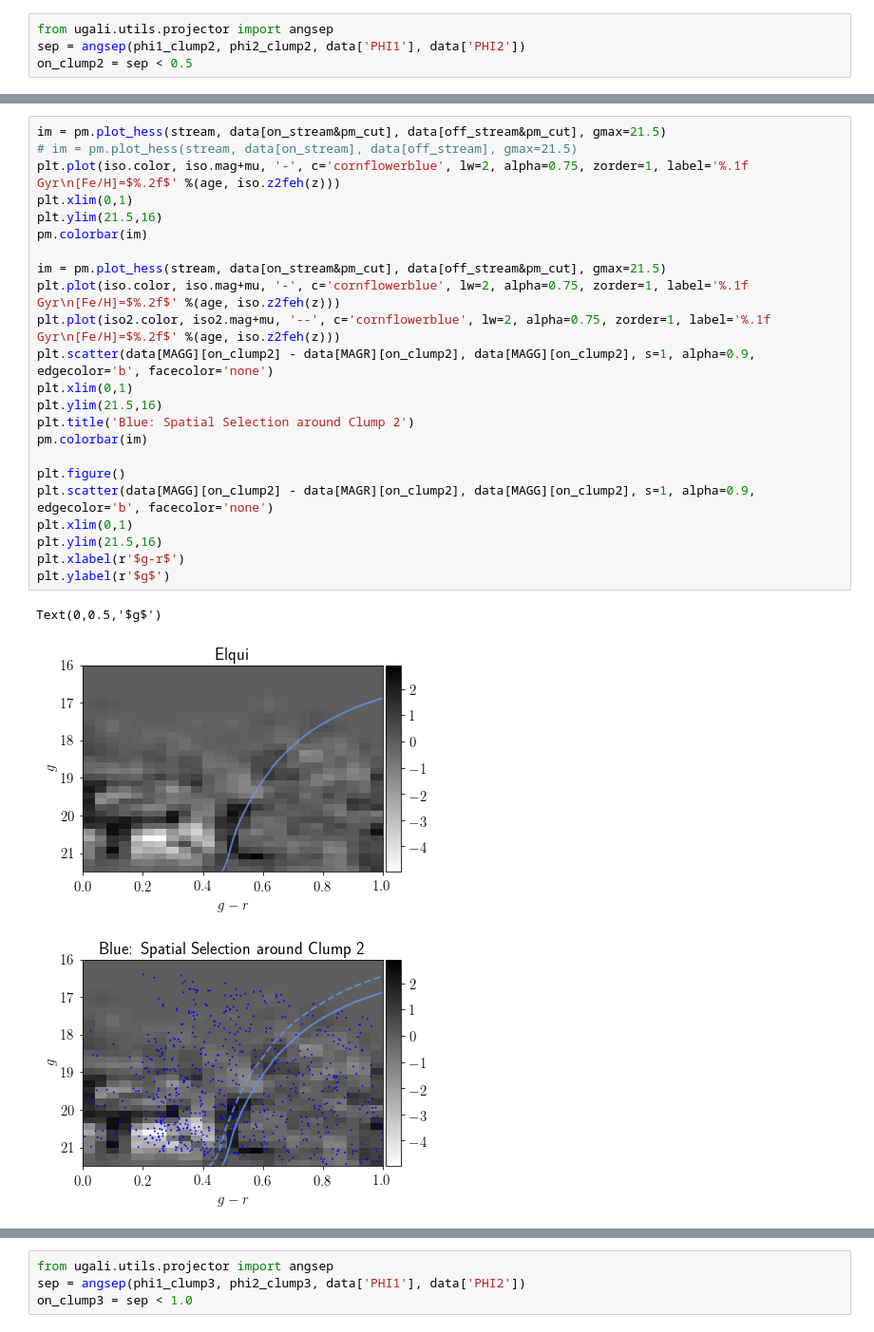
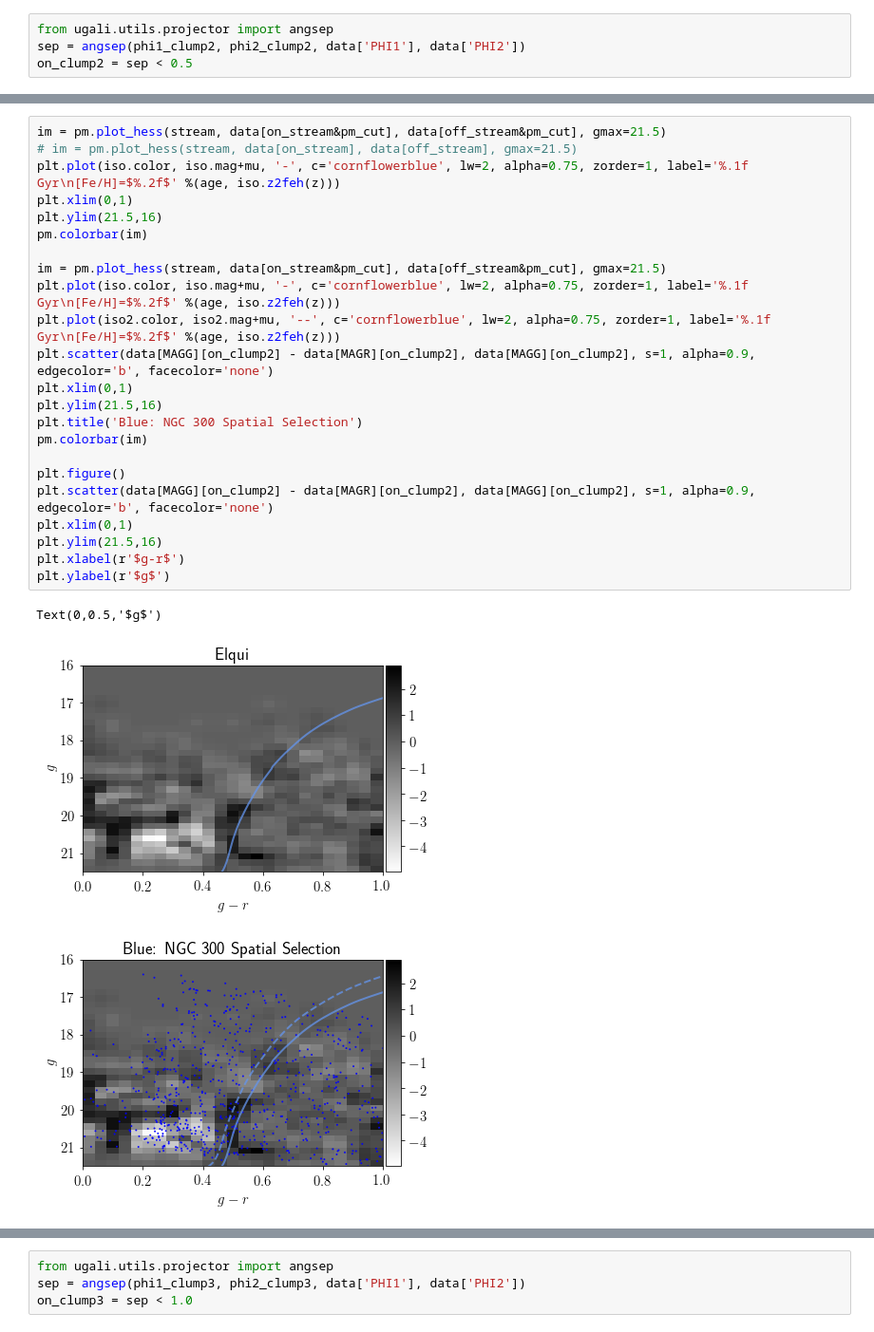
Before and after one commit to norashipp/shared_notebooks, a Jupyter notebook: Elqui.ipynb, the cells around one changed output, grey strips where cells are left out. Shown at 95% size. Cells and saved outputs as stored; diff of their text form.

```diff
--- a/Elqui.ipynb
+++ b/Elqui.ipynb
@@ -623,28 +639,28 @@ plt.show()
 # %%
 im = pm.plot_hess(stream, data[on_stream&pm_cut], data[off_stream&pm_cut], gmax=21.5)
 # im = pm.plot_hess(stream, data[on_stream], data[off_stream], gmax=21.5)
 plt.plot(iso.color, iso.mag+mu, '-', c='cornflowerblue', lw=2, alpha=0.75, zorder=1, label='%.1f Gyr\n[Fe/H]=$%.2f$' %(age, iso.z2feh(z)))
 plt.xlim(0,1)
 plt.ylim(21.5,16)
 pm.colorbar(im)
 
 im = pm.plot_hess(stream, data[on_stream&pm_cut], data[off_stream&pm_cut], gmax=21.5)
 plt.plot(iso.color, iso.mag+mu, '-', c='cornflowerblue', lw=2, alpha=0.75, zorder=1, label='%.1f Gyr\n[Fe/H]=$%.2f$' %(age, iso.z2feh(z)))
 plt.plot(iso2.color, iso2.mag+mu, '--', c='cornflowerblue', lw=2, alpha=0.75, zorder=1, label='%.1f Gyr\n[Fe/H]=$%.2f$' %(age, iso.z2feh(z)))
 plt.scatter(data[MAGG][on_clump2] - data[MAGR][on_clump2], data[MAGG][on_clump2], s=1, alpha=0.9, edgecolor='b', facecolor='none')
 plt.xlim(0,1)
 plt.ylim(21.5,16)
-plt.title('Blue: Spatial Selection around Clump 2')
+plt.title('Blue: NGC 300 Spatial Selection')
 pm.colorbar(im)
 
 plt.figure()
 plt.scatter(data[MAGG][on_clump2] - data[MAGR][on_clump2], data[MAGG][on_clump2], s=1, alpha=0.9, edgecolor='b', facecolor='none')
 plt.xlim(0,1)
 plt.ylim(21.5,16)
 plt.xlabel(r'$g-r$')
 plt.ylabel(r'$g$')
 # %% [output]
 Text(0,0.5,'$g$')
 [figure]
-[figure, old version]
+[figure, new version]
 [figure]
```
Also changed, not shown: parts of 9 cells of this notebook.
